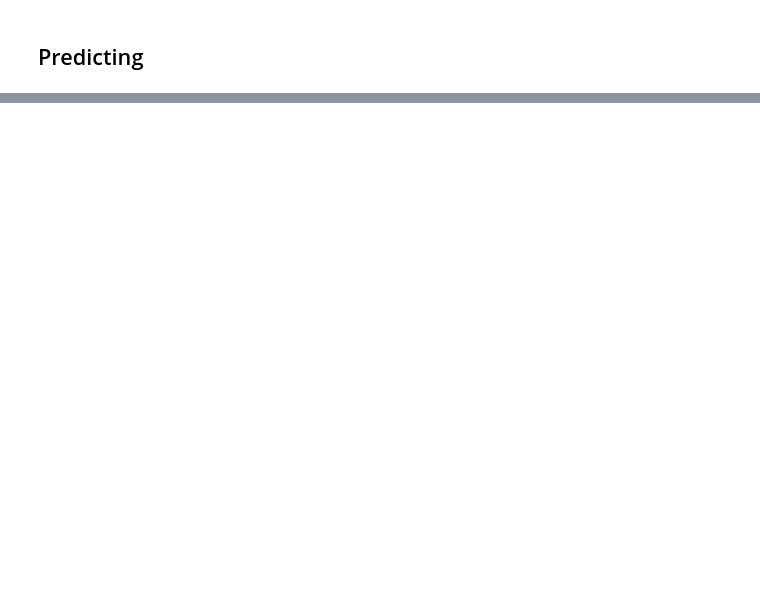
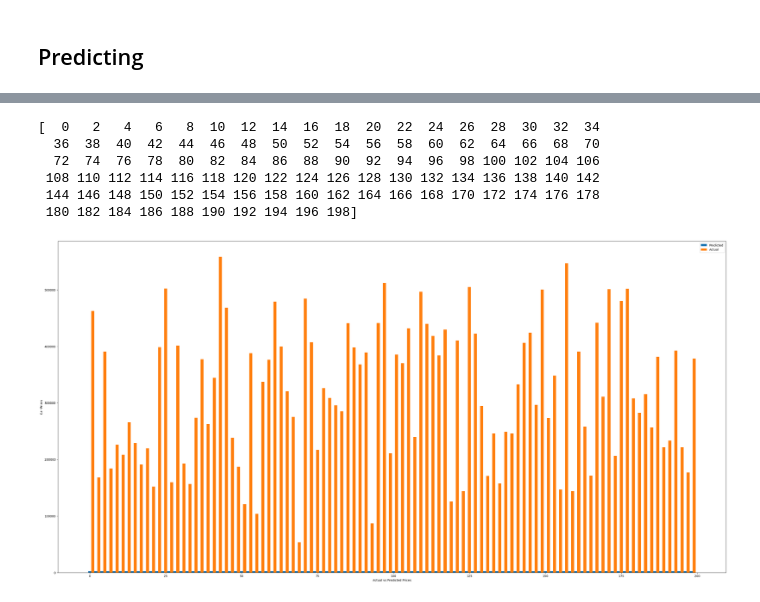
Before and after one commit to abdulhakkeempa/deep-learning, a Jupyter notebook: car_price_prediction.ipynb, the cells around one changed output, grey strips where cells are left out. Saved outputs shown, nothing was run; the diff lists cells and outputs as text; code cells hidden in the pictures; blank space fills up the shorter version.

Commit message:
prediction result analyzed

```diff
--- a/car_price_prediction.ipynb
+++ b/car_price_prediction.ipynb
@@ -249,0 +251,5 @@ y_test[0]
+# %%
+y_true = list(y_test[:,0].numpy())
+# %%
+y_pred = list(model.predict(X_test)[:, 0])
+print(y_pred)
@@ -249,0 +259,23 @@ y_test[0]
+# %%
+ind = np.arange(0, 200, 2)
+print(ind)
+plt.figure(figsize=(40,20))
+
+width = 1
+
+plt.bar(ind, y_pred, width, label = "Predicted Car Prize")
+plt.bar(ind+width, y_true, width, label = "Actual Car Prize")
+
+plt.legend(['Predicted', 'Actual'])
+plt.xlabel("Actual vs Predicted Prices")
+plt.ylabel("Car Prizes")
+
+plt.show()
+# %% [output]
+[  0   2   4   6   8  10  12  14  16  18  20  22  24  26  28  30  32  34
+  36  38  40  42  44  46  48  50  52  54  56  58  60  62  64  66  68  70
+  72  74  76  78  80  82  84  86  88  90  92  94  96  98 100 102 104 106
+ 108 110 112 114 116 118 120 122 124 126 128 130 132 134 136 138 140 142
+ 144 146 148 150 152 154 156 158 160 162 164 166 168 170 172 174 176 178
+ 180 182 184 186 188 190 192 194 196 198]
+[figure, added]
```
Also changed, not shown: parts of 12 cells of this notebook.
